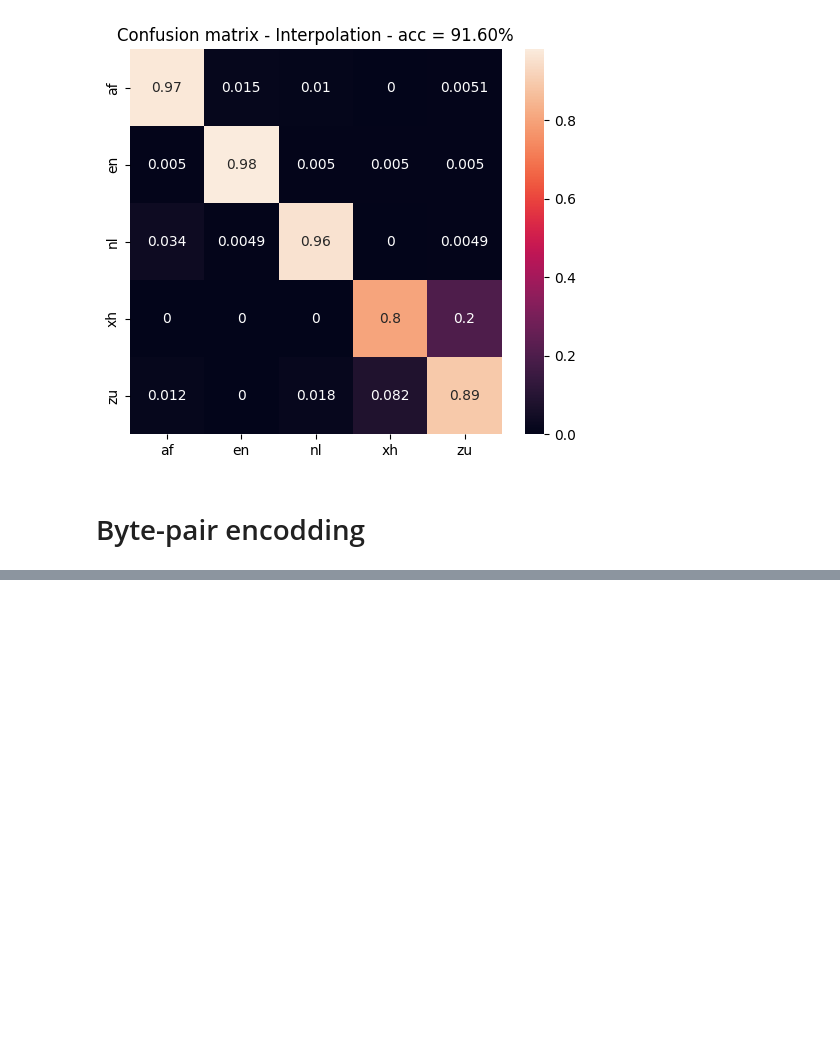
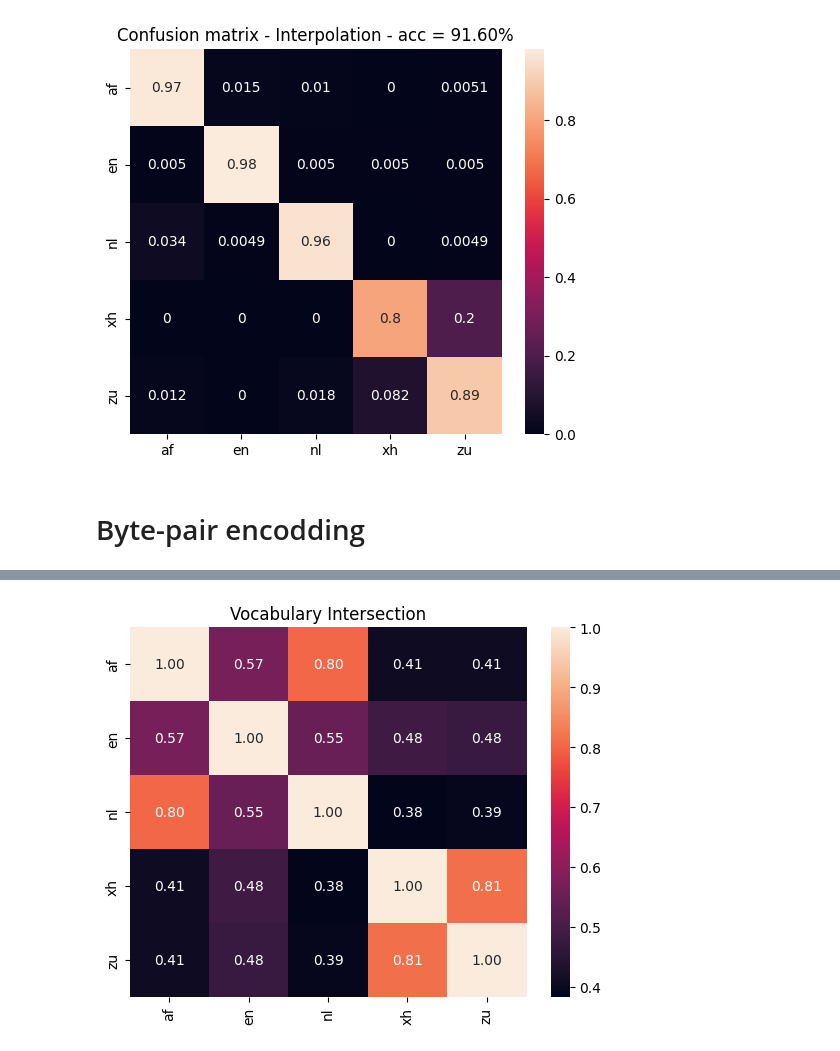
Before and after one commit to Fahazavana/NGramLMs_BPE, a Jupyter notebook: new.ipynb, the cells around one changed output, grey strips where cells are left out. Saved outputs shown, nothing was run; the diff lists cells and outputs as text; code cells hidden in the pictures; blank space fills up the shorter version.

```diff
--- a/new.ipynb
+++ b/new.ipynb
@@ -213,0 +282,12 @@ plt.show()
+# %%
+import numpy as np
+import matplotlib.pyplot as plt
+import seaborn as sns
+normalized_intersection = (intersection / np.diag(intersection))
+sns.heatmap(normalized_intersection, annot=True, fmt='.2f')
+plt.xticks(np.arange(len(language)) + 0.5, language, rotation=90)
+plt.yticks(np.arange(len(language)) + 0.5, language)
+plt.title("Vocabulary Intersection")
+plt.show()
+# %% [output]
+[figure, added]
```
Also changed, not shown: parts of 16 cells of this notebook, 2 other files.
